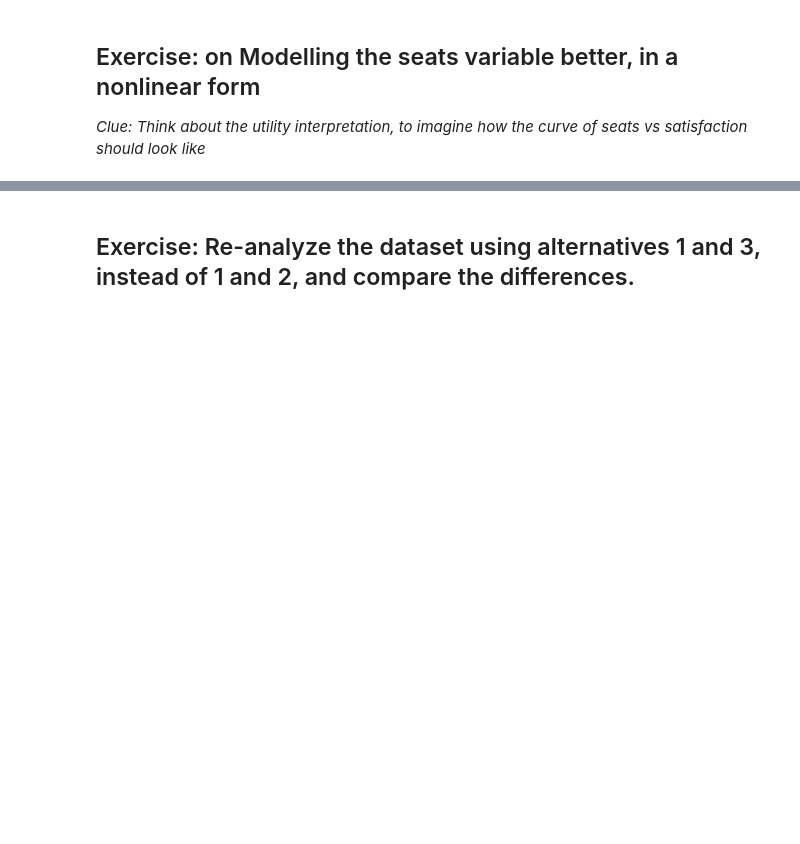
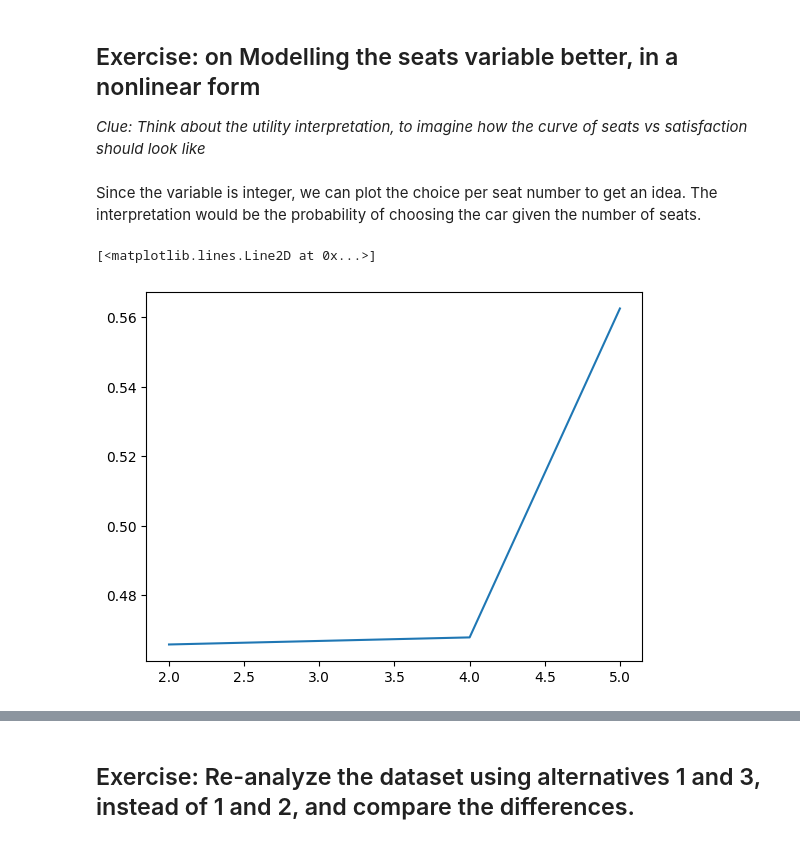
Before and after one commit to pmontman/tmp_choicemodels, a Jupyter notebook: nb/tutorials/solutions/WK_03_solu_tut_binlogit.ipynb, the cells around one changed output, grey strips where cells are left out. Cells and saved outputs as stored; diff of their text form; code cells hidden in the pictures; blank space fills up the shorter version.

```diff
--- a/nb/tutorials/solutions/WK_03_solu_tut_binlogit.ipynb
+++ b/nb/tutorials/solutions/WK_03_solu_tut_binlogit.ipynb
@@ -352,3 +358,12 @@ The interpretation is that person are willing to pay 3.83K dollars for increasin
 # %% [markdown]
 ## Exercise: on Modelling the seats variable better, in a nonlinear form
 *Clue: Think about the utility interpretation, to imagine how the curve of seats vs satisfaction should look like*
+# %% [markdown]
+Since the variable is integer, we can plot the choice per seat number to get an idea. The interpretation would be the probability of choosing the car given the number of seats.
+# %%
+import matplotlib.pyplot as plt
+
+plt.plot(sportscar_d.groupby(['seat_1'])['choice_1'].mean())
+# %% [output]
+[<matplotlib.lines.Line2D at 0x...>]
+[figure, added]
```
Also changed, not shown: parts of 31 cells of this notebook.
